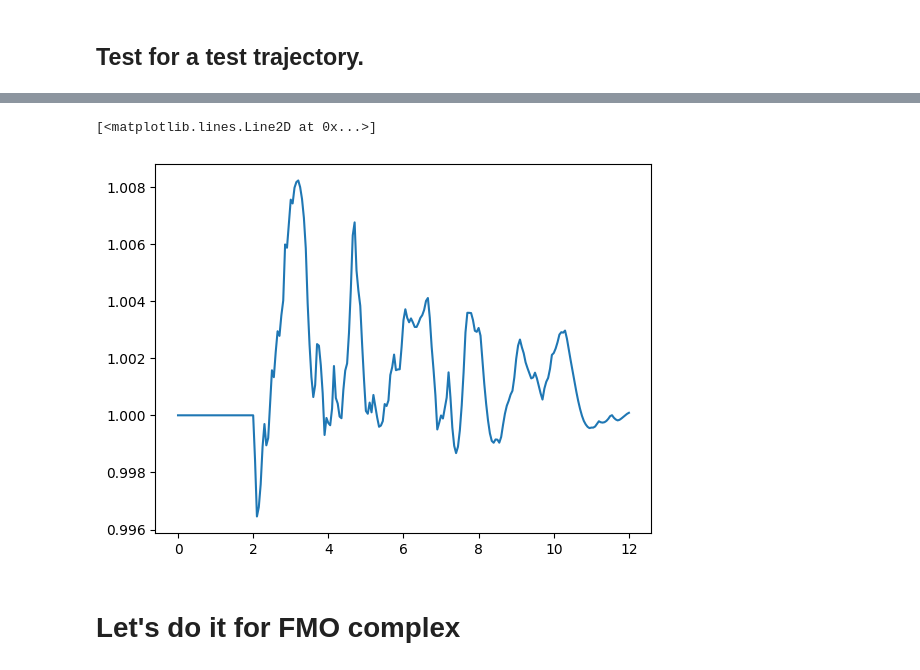
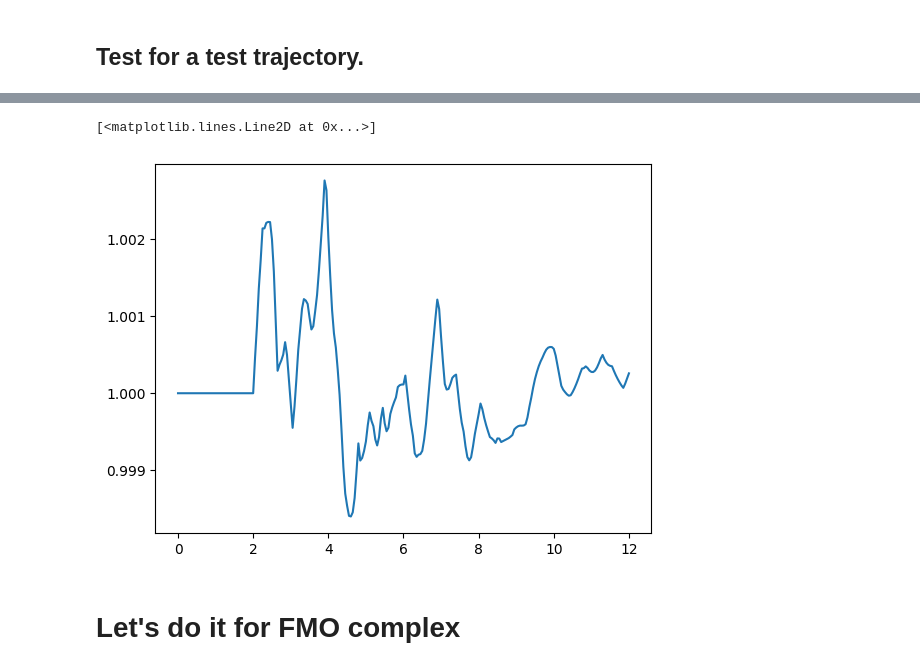
Before and after one commit to Arif-PhyChem/trace_conservation-, a Jupyter notebook: pinn.ipynb, the cells around one changed output, grey strips where cells are left out. Drawn from its saved outputs; the diff is of its cells as text; code cells hidden in the pictures.

```diff
--- a/pinn.ipynb
+++ b/pinn.ipynb
@@ -224,12 +227,12 @@ IndexError: index 9 is out of bounds for axis 1 with size 5
 # %%
 # Plot trace vs time
-x = np.load('unconstrained_sb_traj.npy')
+x = np.load('pinn_sb_traj.npy')
 trace = np.real(x[:,1] + x[:,4])
 
 plt.plot(x[:,0], trace)
 # %% [output]
 [<matplotlib.lines.Line2D at 0x...>]
-[figure, old version]
+[figure, new version]
 # %% [markdown]
 # Let's do it for FMO complex
 # %%
```
Also changed, not shown: parts of 12 cells of this notebook.
